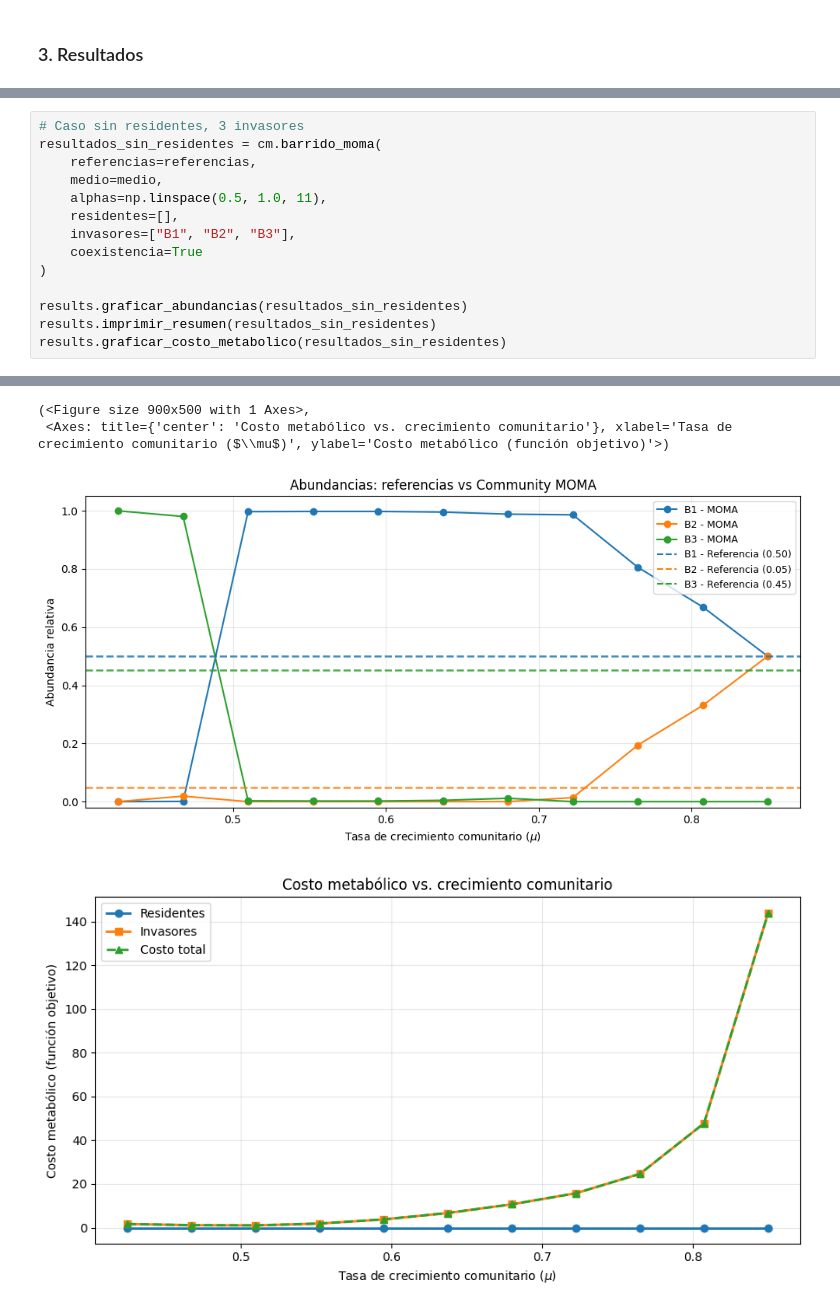
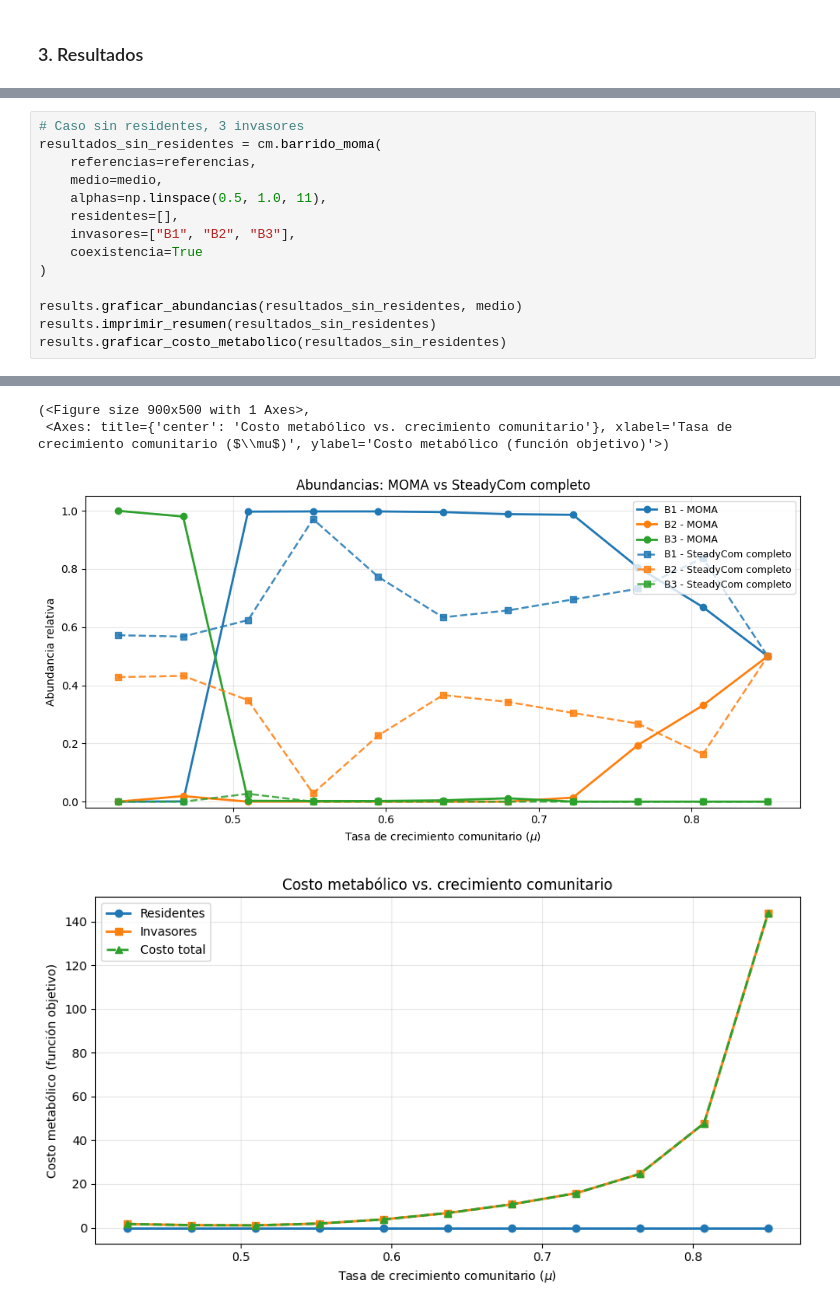
Before and after one commit to Ignaciadiazgr/proyecto_IIQ3823, a Jupyter notebook: Entrega2/eval_toy.ipynb, the cells around one changed output, grey strips where cells are left out. Saved outputs shown, nothing was run; the diff lists cells and outputs as text.

```diff
--- a/Entrega2/eval_toy.ipynb
+++ b/Entrega2/eval_toy.ipynb
@@ -196,33 +196,33 @@ resultados_sin_residentes = cm.barrido_moma(
     referencias=referencias,
     medio=medio,
     alphas=np.linspace(0.5, 1.0, 11),
     residentes=[],
     invasores=["B1", "B2", "B3"],
     coexistencia=True
 )
 
-results.graficar_abundancias(resultados_sin_residentes)
+results.graficar_abundancias(resultados_sin_residentes, medio)
 results.imprimir_resumen(resultados_sin_residentes)
 results.graficar_costo_metabolico(resultados_sin_residentes)
 # %% [output]
 Set parameter NonConvex to value 2
 Set parameter OptimalityTarget to value 1
 Set parameter TimeLimit to value 600
 mu=0.424946 | status=7 | soluciones=2 | objetivo=1.721998
 alpha=0.50 | mu=0.424946 | status=7 |
 mu=0.467440 | status=18 | soluciones=1 | objetivo=1.171225
 alpha=0.55 | mu=0.467440 | status=18 |
 mu=0.509935 | status=7 | soluciones=2 | objetivo=1.064718
 alpha=0.60 | mu=0.509935 | status=7 |
 mu=0.552430 | status=7 | soluciones=2 | objetivo=1.918082
 alpha=0.65 | mu=0.552430 | status=7 |
 mu=0.594924 | status=7 | soluciones=2 | objetivo=3.809223
 ... (32 lines left out)
 Mayor mu MOMA factible en el barrido: 0.849892
 Alpha correspondiente              : 1.000000
 Costo total correspondiente         : 144.003415
 Estado de optimización               : 7
 (<Figure size 900x500 with 1 Axes>,
  <Axes: title={'center': 'Costo metabólico vs. crecimiento comunitario'}, xlabel='Tasa de crecimiento comunitario ($\\mu$)', ylabel='Costo metabólico (función objetivo)'>)
-[figure, old version]
+[figure, new version]
 [figure]
```
Also changed, not shown: parts of 5 cells of this notebook, 4 other files.
